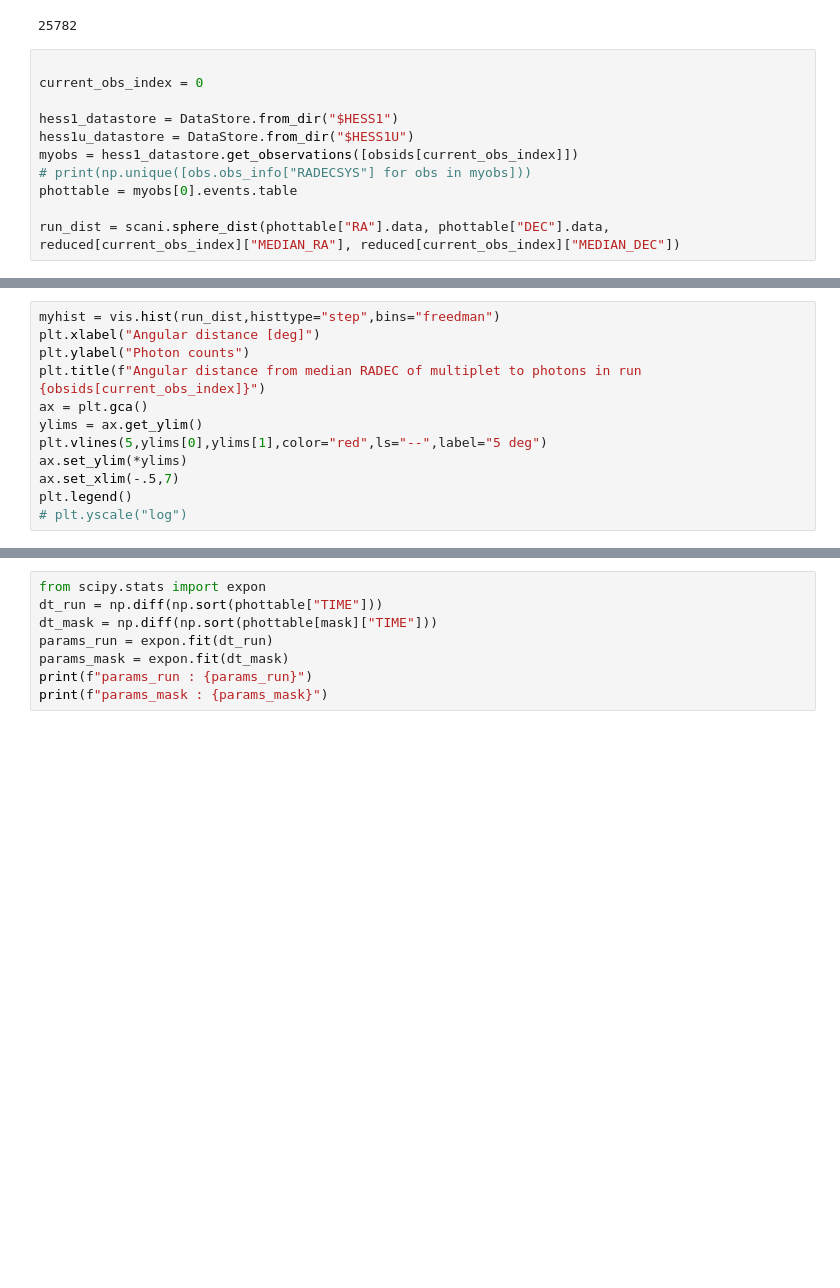
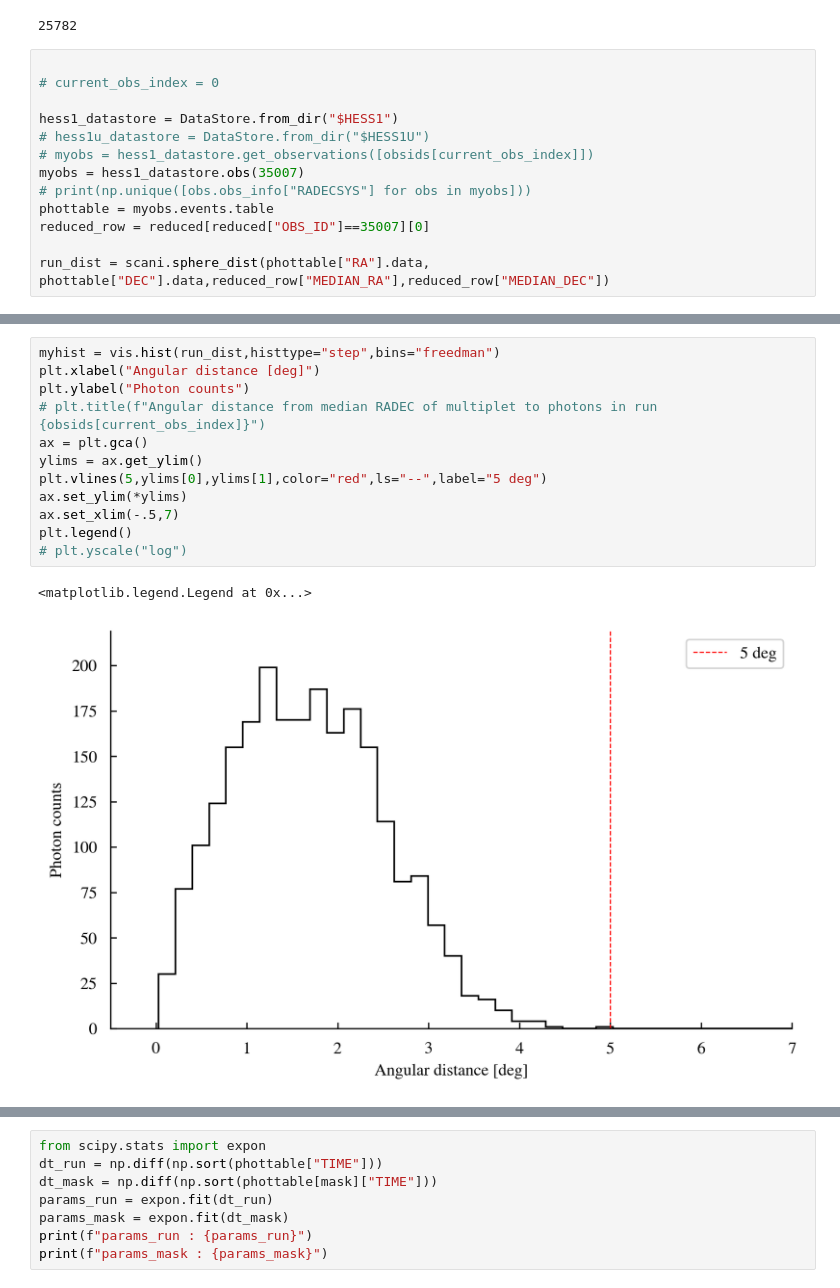
Before and after one commit to annanayjaitly/gamma_transients, a Jupyter notebook: testing/passthrough1.ipynb, the cells around one changed output, grey strips where cells are left out. Saved outputs shown, nothing was run; the diff lists cells and outputs as text; blank space fills up the shorter version.

Commit message:
35007 toa plot

```diff
--- a/testing/passthrough1.ipynb
+++ b/testing/passthrough1.ipynb
@@ -41,12 +41,14 @@ print(len(obsids))
 25782
 # %%
 
-current_obs_index = 0
+# current_obs_index = 0
 
 hess1_datastore = DataStore.from_dir("$HESS1")
-hess1u_datastore = DataStore.from_dir("$HESS1U")
-myobs = hess1_datastore.get_observations([obsids[current_obs_index]])
+# hess1u_datastore = DataStore.from_dir("$HESS1U")
+# myobs = hess1_datastore.get_observations([obsids[current_obs_index]])
+myobs = hess1_datastore.obs(35007)
 # print(np.unique([obs.obs_info["RADECSYS"] for obs in myobs]))
-phottable = myobs[0].events.table
+phottable = myobs.events.table
+reduced_row = reduced[reduced["OBS_ID"]==35007][0]
 
-run_dist = scani.sphere_dist(phottable["RA"].data, phottable["DEC"].data, reduced[current_obs_index]["MEDIAN_RA"], reduced[current_obs_index]["MEDIAN_DEC"])
+run_dist = scani.sphere_dist(phottable["RA"].data, phottable["DEC"].data,reduced_row["MEDIAN_RA"],reduced_row["MEDIAN_DEC"])
@@ -62,13 +55,16 @@ Table length=2
 # %%
 myhist = vis.hist(run_dist,histtype="step",bins="freedman")
 plt.xlabel("Angular distance [deg]")
 plt.ylabel("Photon counts")
-plt.title(f"Angular distance from median RADEC of multiplet to photons in run {obsids[current_obs_index]}")
+# plt.title(f"Angular distance from median RADEC of multiplet to photons in run {obsids[current_obs_index]}")
 ax = plt.gca()
 ylims = ax.get_ylim()
 plt.vlines(5,ylims[0],ylims[1],color="red",ls="--",label="5 deg")
 ax.set_ylim(*ylims)
 ax.set_xlim(-.5,7)
 plt.legend()
 # plt.yscale("log")
+# %% [output]
+<matplotlib.legend.Legend at 0x...>
+[figure, added]
 # %%
```
Also changed, not shown: parts of 5 cells of this notebook.
